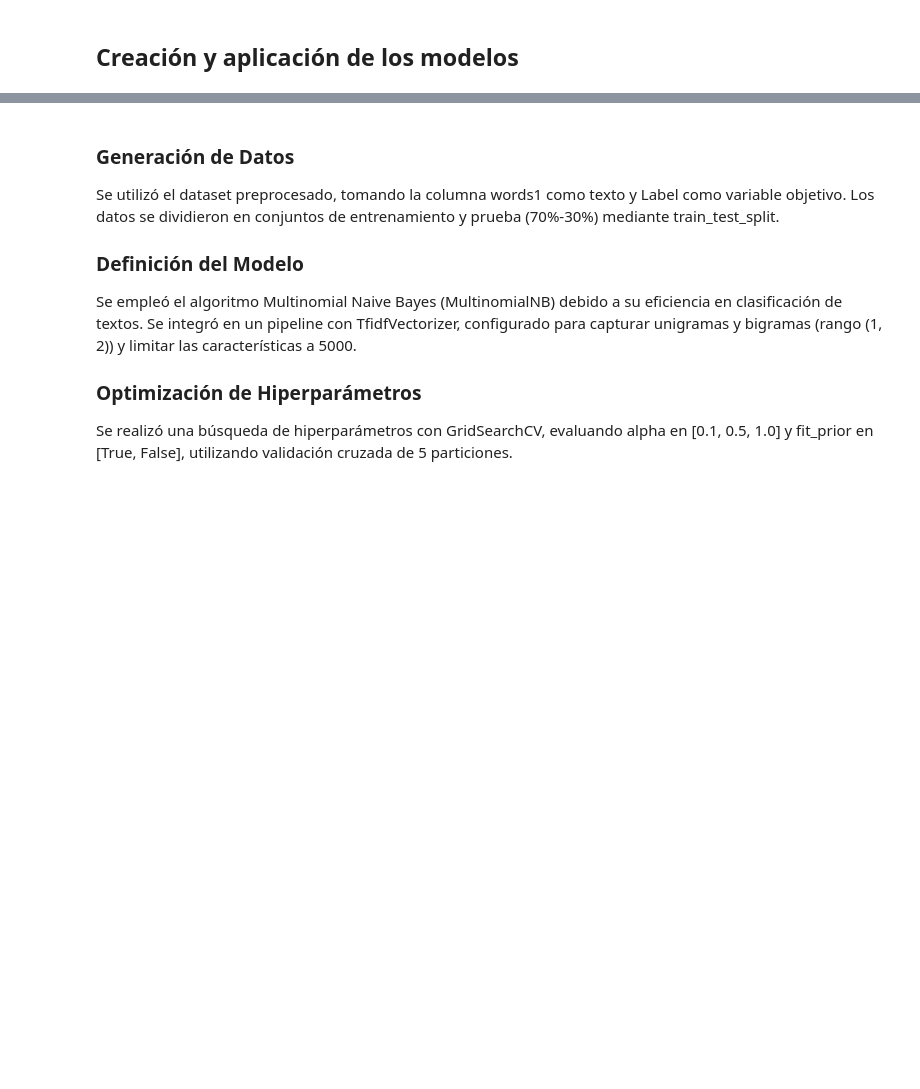
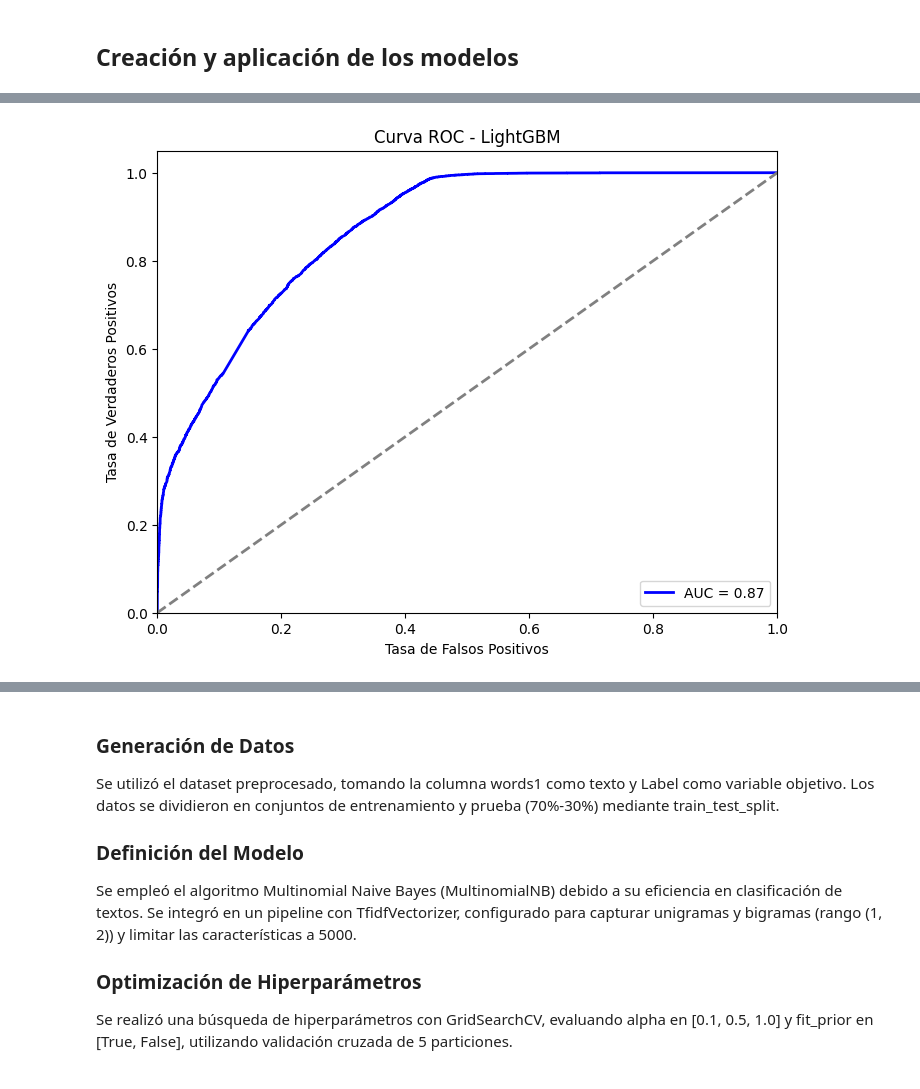
Before and after one commit to Jdpf28/Proyecto1, a Jupyter notebook: proyecto1.ipynb, the cells around one changed output, grey strips where cells are left out. Saved outputs shown, nothing was run; the diff lists cells and outputs as text; code cells hidden in the pictures; blank space fills up the shorter version.

```diff
--- a/proyecto1.ipynb
+++ b/proyecto1.ipynb
@@ -949,0 +735,24 @@ plt.show()
+# %%
+# Curva ROC
+from sklearn.metrics import roc_curve, auc
+
+# Obtener las probabilidades de la clase positiva
+y_pred_prob = pipeline.predict_proba(X_test)[:, 1]
+
+# Calcular FPR, TPR y el AUC
+fpr, tpr, thresholds = roc_curve(y_test, y_pred_prob)
+roc_auc = auc(fpr, tpr)
+
+# Graficar la curva ROC
+plt.figure(figsize=(8, 6))
+plt.plot(fpr, tpr, color='blue', lw=2, label=f'AUC = {roc_auc:.2f}')
+plt.plot([0, 1], [0, 1], color='gray', lw=2, linestyle='--')
+plt.xlim([0.0, 1.0])
+plt.ylim([0.0, 1.05])
+plt.xlabel('Tasa de Falsos Positivos')
+plt.ylabel('Tasa de Verdaderos Positivos')
+plt.title('Curva ROC - LightGBM')
+plt.legend(loc='lower right')
+plt.show()
+# %% [output]
+[figure, added]
```
Also changed, not shown: parts of 27 cells of this notebook.
